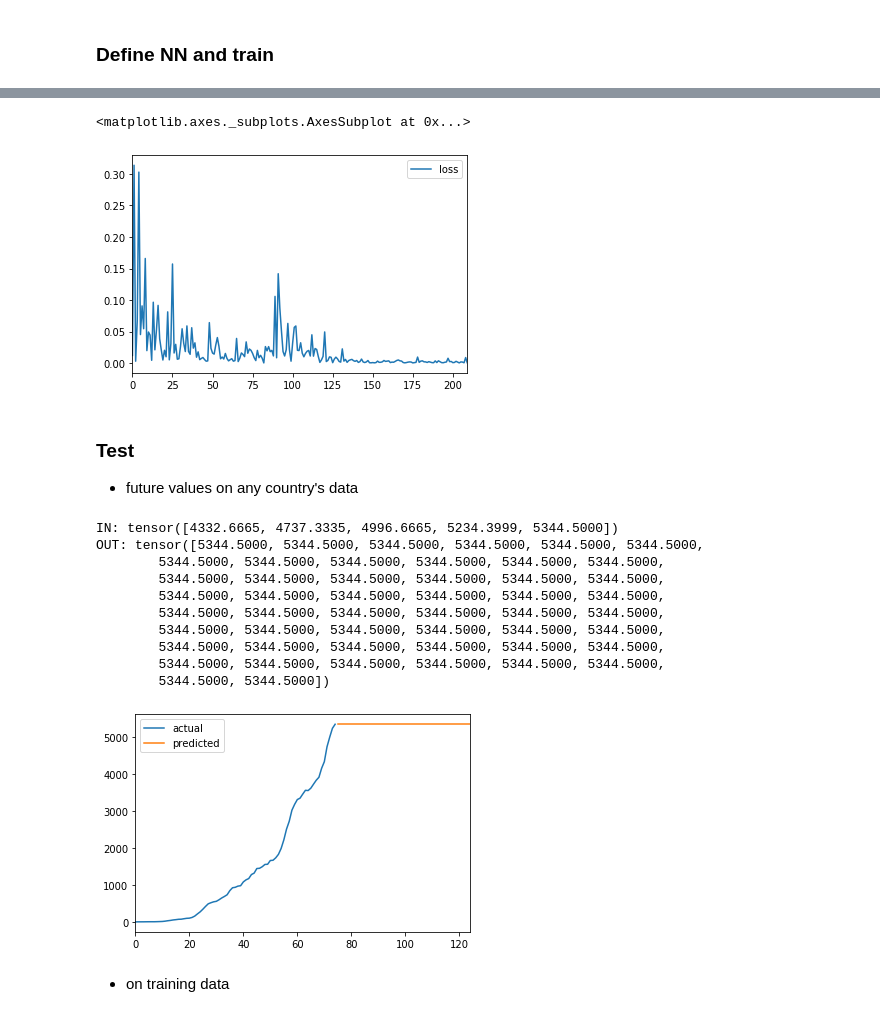
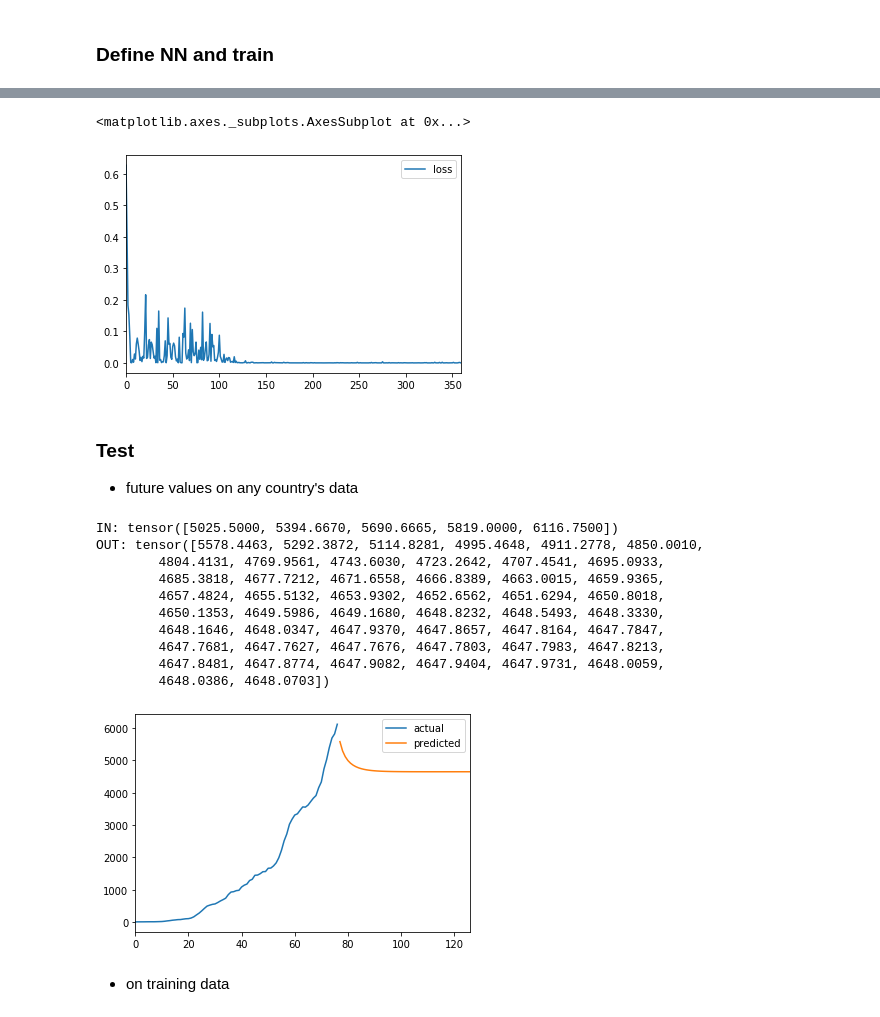
Before and after one commit to VICS-CORE/stats, a Jupyter notebook: 10_RNN.ipynb, the cells around one changed output, grey strips where cells are left out. Drawn from its saved outputs; the diff is of its cells as text; code cells hidden in the pictures.

```diff
--- a/10_RNN.ipynb
+++ b/10_RNN.ipynb
@@ -117,7 +117,7 @@ class Forecaster(tnn.Module):
 #         self.gru = tnn.GRU(input_size=1, hidden_size=self.hidden_size, num_layers=self.num_layers)
 #         self.lstm = tnn.LSTM(input_size=1, hidden_size=self.hidden_size, num_layers=self.num_layers)
         self.linear = tnn.Linear(self.hidden_size, 1)
-        self.sigmoid = tnn.Sigmoid()
+#         self.sigmoid = tnn.Sigmoid()
 
     def forward(self, ip, h=None):
         rnn_out, rnn_h = self.rnn(ip, h)
@@ -135,13 +135,13 @@ class Forecaster(tnn.Module):
             pred = ip
             h = None
             while(num_predictions):
-                rnn_pred, h = self.forward(pred.view(self.seq_len, 1, 1), h)
+                pred, h = self.forward(pred.view(self.seq_len, 1, 1), h)
                 preds.append(pred.view(self.seq_len)[-1])
                 num_predictions -= 1
         return torch.stack(preds)
 
-HIDDEN_SIZE = 10
-NUM_LAYERS=1
+HIDDEN_SIZE = 1
+NUM_LAYERS = 1
 LEARNING_RATE = 0.1
 
 model = Forecaster(seq_len=SEQ_LEN, hidden_size=HIDDEN_SIZE, num_layers=NUM_LAYERS)
@@ -152,7 +152,7 @@ optimizer = top.Adam(model.parameters(), lr=LEARNING_RATE)
 loss_vals = []
 pred_vals = []
 
-NUM_EPOCHS = 3
+NUM_EPOCHS = 5
 for e in range(NUM_EPOCHS):
     for i, data in enumerate(rnd_data_loader):
         ip, op = data
@@ -204,5 +204,5 @@ Epoch: 2 Iter:  60 Loss:  0.00068 Out:  392.95 Ex:  25.67
 <matplotlib.axes._subplots.AxesSubplot at 0x...>
-[figure, old version]
+[figure, new version]
 # %% [markdown]
 ### Test
 - future values on any country's data
@@ -229,17 +229,17 @@ fut_df = pd.DataFrame({
 orig_df = orig_df.append(fut_df, ignore_index=True, sort=False)
 _ = orig_df.plot()
 # %% [output]
-IN: tensor([4332.6665, 4737.3335, 4996.6665, 5234.3999, 5344.5000])
-OUT: tensor([5344.5000, 5344.5000, 5344.5000, 5344.5000, 5344.5000, 5344.5000,
-        5344.5000, 5344.5000, 5344.5000, 5344.5000, 5344.5000, 5344.5000,
-        5344.5000, 5344.5000, 5344.5000, 5344.5000, 5344.5000, 5344.5000,
-        5344.5000, 5344.5000, 5344.5000, 5344.5000, 5344.5000, 5344.5000,
-        5344.5000, 5344.5000, 5344.5000, 5344.5000, 5344.5000, 5344.5000,
-        5344.5000, 5344.5000, 5344.5000, 5344.5000, 5344.5000, 5344.5000,
-        5344.5000, 5344.5000, 5344.5000, 5344.5000, 5344.5000, 5344.5000,
-        5344.5000, 5344.5000, 5344.5000, 5344.5000, 5344.5000, 5344.5000,
-        5344.5000, 5344.5000])
+IN: tensor([5025.5000, 5394.6670, 5690.6665, 5819.0000, 6116.7500])
+OUT: tensor([5578.4463, 5292.3872, 5114.8281, 4995.4648, 4911.2778, 4850.0010,
+        4804.4131, 4769.9561, 4743.6030, 4723.2642, 4707.4541, 4695.0933,
+        4685.3818, 4677.7212, 4671.6558, 4666.8389, 4663.0015, 4659.9365,
+        4657.4824, 4655.5132, 4653.9302, 4652.6562, 4651.6294, 4650.8018,
+        4650.1353, 4649.5986, 4649.1680, 4648.8232, 4648.5493, 4648.3330,
+        4648.1646, 4648.0347, 4647.9370, 4647.8657, 4647.8164, 4647.7847,
+        4647.7681, 4647.7627, 4647.7676, 4647.7803, 4647.7983, 4647.8213,
+        4647.8481, 4647.8774, 4647.9082, 4647.9404, 4647.9731, 4648.0059,
+        4648.0386, 4648.0703])
-[figure, old version]
+[figure, new version]
 # %% [markdown]
 - on training data
 # %%
```
Also changed, not shown: parts of 5 cells of this notebook.
